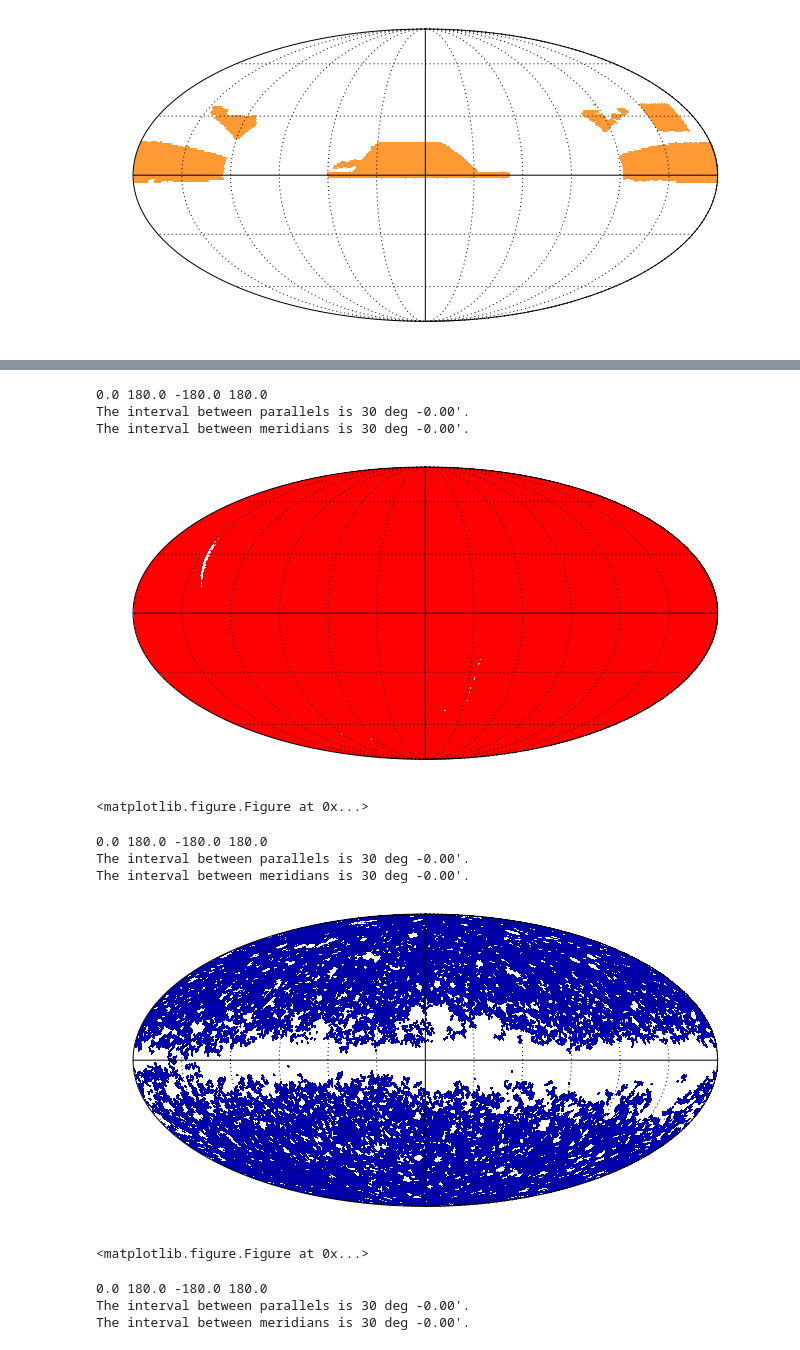
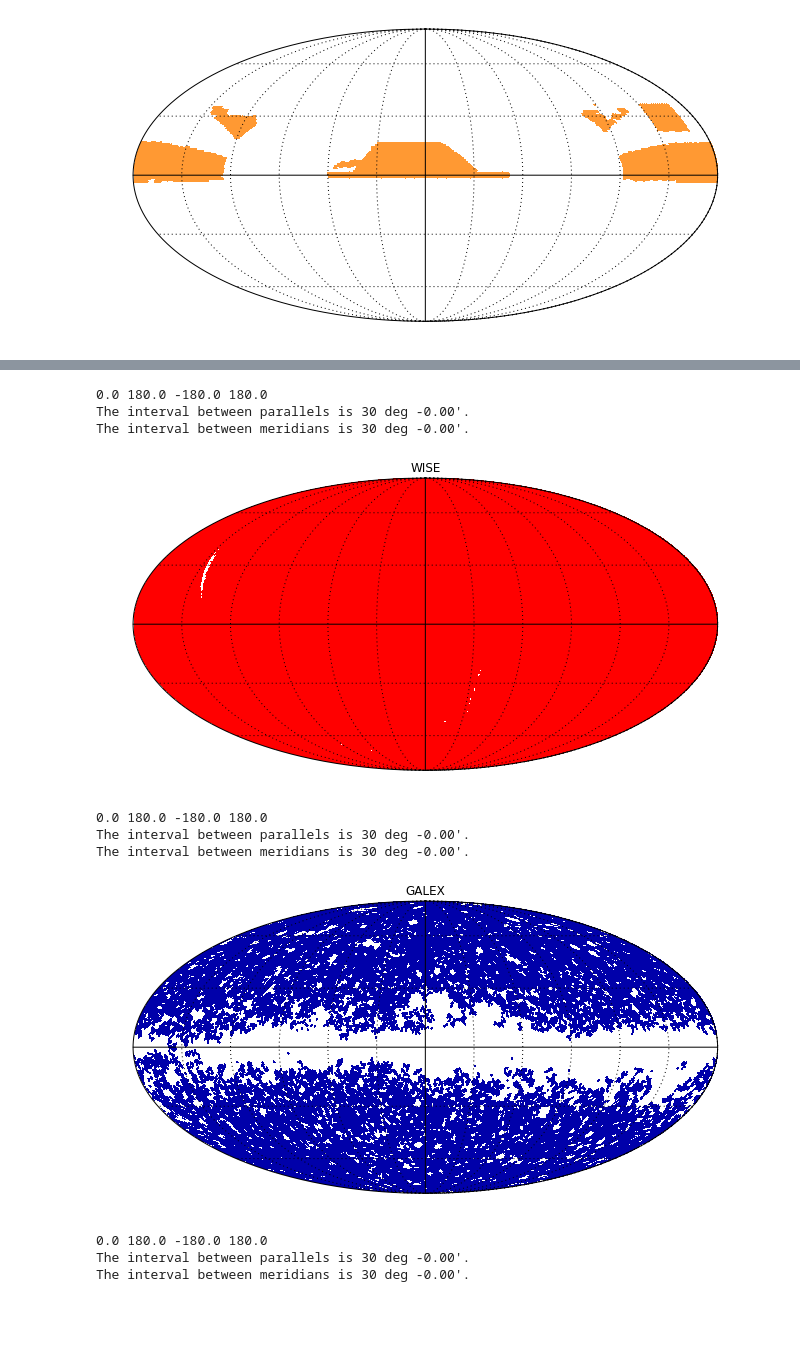
Before and after one commit to calumhrmurray/MPhysProject, a Jupyter notebook: analysis/match_catalogs/aitoff_projection.ipynb, the cells around one changed output, grey strips where cells are left out. Cells and saved outputs as stored; diff of their text form; code cells hidden in the pictures; blank space fills up the shorter version.

```diff
--- a/analysis/match_catalogs/aitoff_projection.ipynb
+++ b/analysis/match_catalogs/aitoff_projection.ipynb
@@ -81,21 +79,17 @@ The interval between meridians is 30 deg -0.00'.
 # %%
-plot_moc(wise, projection='moll', color='red')
-plt.savefig('wise_covmap.png')
+plot_moc(wise, projection='moll', color='red',title='WISE',filename='wise_covmap.png')
 # %% [output]
 0.0 180.0 -180.0 180.0
 The interval between parallels is 30 deg -0.00'.
 The interval between meridians is 30 deg -0.00'.
-[figure, old version]
+[figure, new version]
-<matplotlib.figure.Figure at 0x...>
 # %%
-plot_moc(galex, projection='moll', color='blue')
-plt.savefig('galex_covmap.png')
+plot_moc(galex, projection='moll', color='blue',title='GALEX',filename='galex_covmap.png')
 # %% [output]
 0.0 180.0 -180.0 180.0
 The interval between parallels is 30 deg -0.00'.
 The interval between meridians is 30 deg -0.00'.
-[figure, old version]
+[figure, new version]
-<matplotlib.figure.Figure at 0x...>
 # %%
 plot_moc(low_galex, projection='moll', color='blue')
 # %% [output]
```
Also changed, not shown: parts of 3 cells of this notebook, 21 other files.
